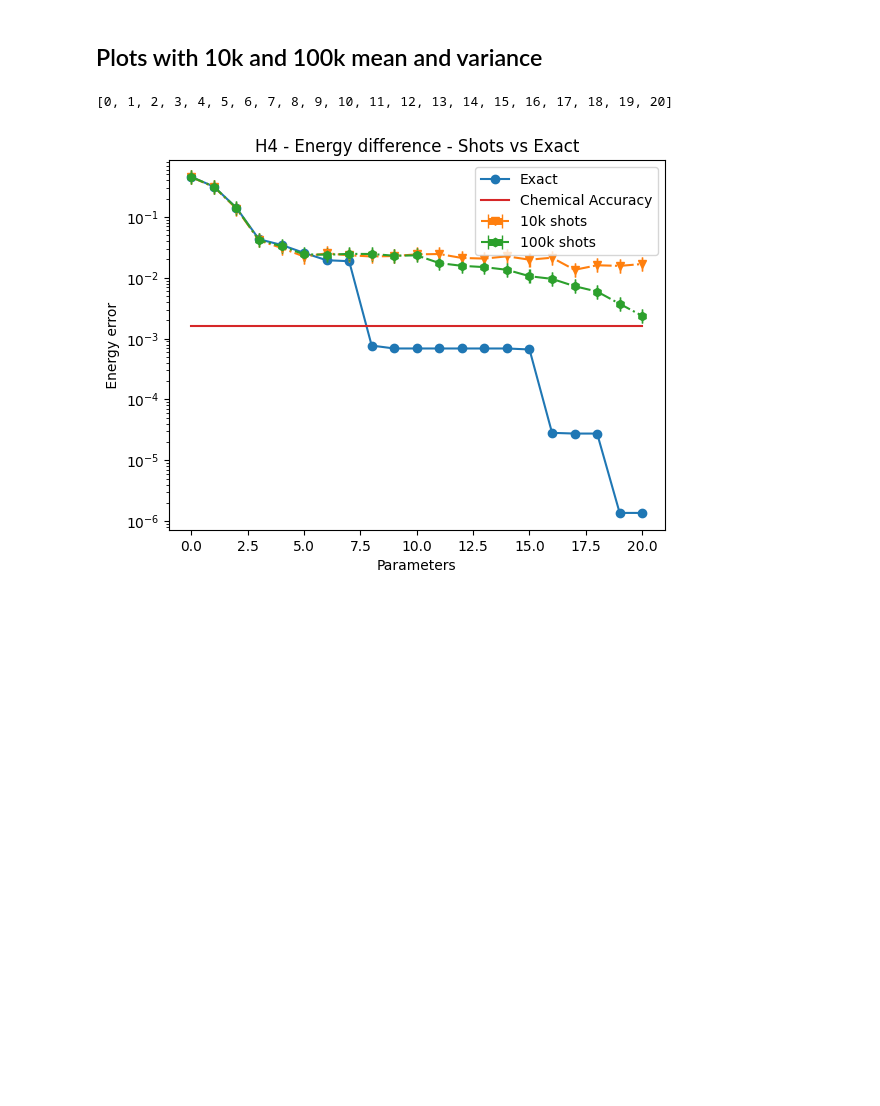
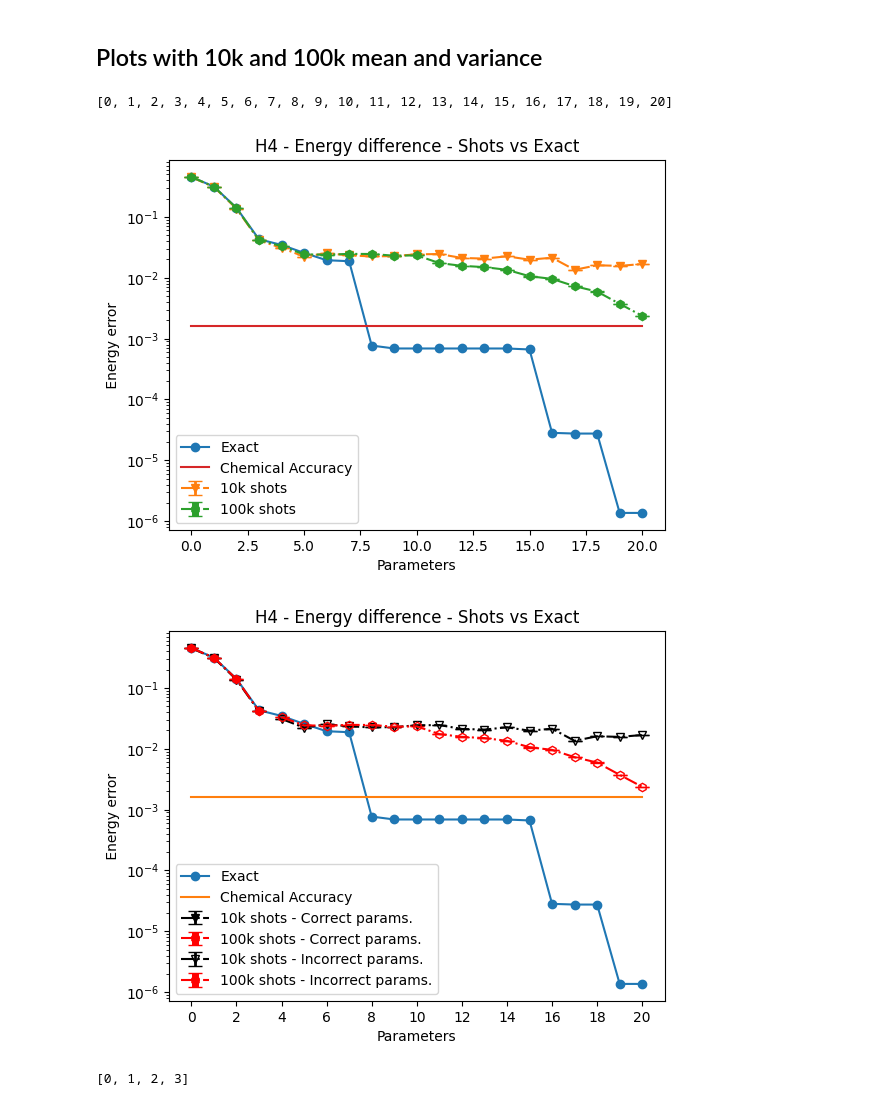
Before and after one commit to srivathsanps-quantum/QC-chemistry, a Jupyter notebook: AdaptVQEcode.ipynb, the cells around one changed output. Cells and saved outputs as stored; diff of their text form; code cells hidden in the pictures; blank space fills up the shorter version.

Commit message:
Included color for incorrect params

```diff
--- a/AdaptVQEcode.ipynb
+++ b/AdaptVQEcode.ipynb
@@ -761,37 +776,59 @@ E_10k_mean  =  np.array([-1.43492664, -1.57348868, -1.74773628, -1.84393278, -1.
 E_10k_variance = np.array([4.84389871e-07, 2.03987271e-05, 4.35243158e-06, 1.38160444e-05,
                            5.23982852e-06, 6.80144516e-06 ,1.63263697e-05, 8.47775624e-07,
                            4.48689223e-06, 2.74659401e-06 ,1.54842135e-05, 1.08310295e-05,
                            2.07622979e-05, 5.31526678e-05 ,5.54964891e-05, 1.23743770e-04,
                            4.81532716e-05, 6.79956759e-05, 8.84388695e-05, 7.87213547e-05, 1.16411235e-04])
 
 
 
 
 
 FCI = np.full(shape=21, fill_value= -1.885124904189219)
 
 Error_100k = abs(E_100k_mean - FCI)
-#print('Error 100k :',Error_100k)
+
 Error_10k = abs(E_10k_mean - FCI)
-#print('Error 10k :',Error_10k)
+
 Error_exact = abs(E_exact - FCI)
 
 chem_accuracy = np.full(fill_value=1.59e-3, shape=21)
 
 
 import matplotlib.pyplot as plt
 plt.plot(params, Error_exact, '-o', label = 'Exact')
 
-plt.errorbar(params, Error_10k, xerr=E_10k_variance, fmt='-.v', elinewidth=5, capsize=5, label = '10k shots')
-plt.errorbar(params, Error_100k, xerr=E_100k_variance, fmt='-.h', elinewidth=5, capsize=5, label = '100k shots')
+plt.errorbar(params, Error_10k, yerr=E_10k_variance, fmt='-.v', elinewidth=2, capsize=5, label = '10k shots')
+plt.errorbar(params, Error_100k, yerr=E_100k_variance, fmt='-.h', elinewidth=5, capsize=5, label = '100k shots')
 plt.plot(params, chem_accuracy, '-', label = 'Chemical Accuracy')
-plt.legend()
+plt.legend(loc = 'lower left')
 plt.yscale('log')
-
+#plt.xlim(12, 20)
+#plt.ylim(1e-3, 1e-1)
 plt.xlabel('Parameters')
 plt.title('H4 - Energy difference - Shots vs Exact')
 plt.ylabel(' Energy error ')
 plt.show()
+
+
+plt.plot(params, Error_exact, '-o', label = 'Exact')
+plt.errorbar(params[:4], Error_10k[:4], yerr=E_10k_variance[:4], fmt='-.v', color='k',elinewidth=2, capsize=5, label='10k shots - Correct params.')
+plt.errorbar(params[:4], Error_100k[:4], yerr=E_100k_variance[:4], fmt='-.h', color= 'r',elinewidth=5, capsize=5, label='100k shots - Correct params.')
+
+plt.plot(params, chem_accuracy, '-', label = 'Chemical Accuracy')
+plt.errorbar(params[4:], Error_10k[4:], yerr=E_10k_variance[4:], fmt='-.v', elinewidth=2,  color= 'k',capsize=5,markerfacecolor='none', label='10k shots - Incorrect params.')
+plt.errorbar(params[4:], Error_100k[4:], yerr=E_100k_variance[4:], fmt='-.h', elinewidth=5, color = 'r',capsize=5,markerfacecolor='none', label='100k shots - Incorrect params.')
+plt.xticks(np.arange(0, 22, 2))
+plt.legend(loc = 'lower left')
+plt.yscale('log')
+plt.xlabel('Parameters')
+plt.title('H4 - Energy difference - Shots vs Exact')
+plt.ylabel(' Energy error ')
+plt.show()
 # %% [output]
 [0, 1, 2, 3, 4, 5, 6, 7, 8, 9, 10, 11, 12, 13, 14, 15, 16, 17, 18, 19, 20]
-[figure, old version]
+[figure, new version]
+[figure, added]
+# %%
+params[:4]
+# %% [output]
+[0, 1, 2, 3]
```
Also changed, not shown: parts of 1 cell of this notebook.
